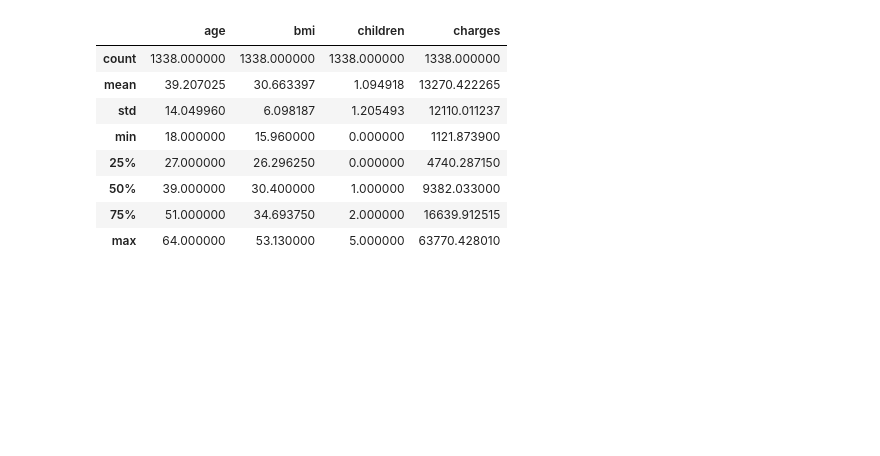
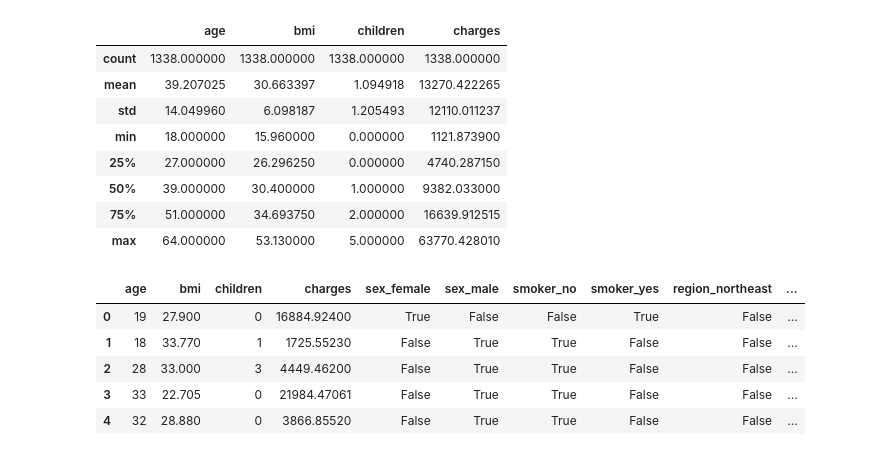
Before and after one commit to LT-Ripjaws/deep-learning, a Jupyter notebook: Exercises/2#-Neural_Network_Regression_TF.ipynb, the cells around one changed output. Cells and saved outputs as stored; diff of their text form; code cells hidden in the pictures; blank space fills up the shorter version.

```diff
--- a/Exercises/2#-Neural_Network_Regression_TF.ipynb
+++ b/Exercises/2#-Neural_Network_Regression_TF.ipynb
@@ -543,3 +545,14 @@ insurance.describe()
 | 50% | 39.000000 | 30.400000 | 1.000000 | 9382.033000 |
 | 75% | 51.000000 | 34.693750 | 2.000000 | 16639.912515 |
 | max | 64.000000 | 53.130000 | 5.000000 | 63770.428010 |
+# %%
+# Lets try one-hot encode our data_frame
+insurance_one_hot = pd.get_dummies(insurance)
+insurance_one_hot.head()
+# %% [output]
+|  | age | bmi | children | charges | sex_female | sex_male | smoker_no | smoker_yes | region_northeast | ... |
+| 0 | 19 | 27.900 | 0 | 16884.92400 | True | False | False | True | False | ... |
+| 1 | 18 | 33.770 | 1 | 1725.55230 | False | True | True | False | False | ... |
+| 2 | 28 | 33.000 | 3 | 4449.46200 | False | True | True | False | False | ... |
+| 3 | 33 | 22.705 | 0 | 21984.47061 | False | True | True | False | False | ... |
+| 4 | 32 | 28.880 | 0 | 3866.85520 | False | True | True | False | False | ... |
```
Also changed, not shown: parts of 45 cells of this notebook.
